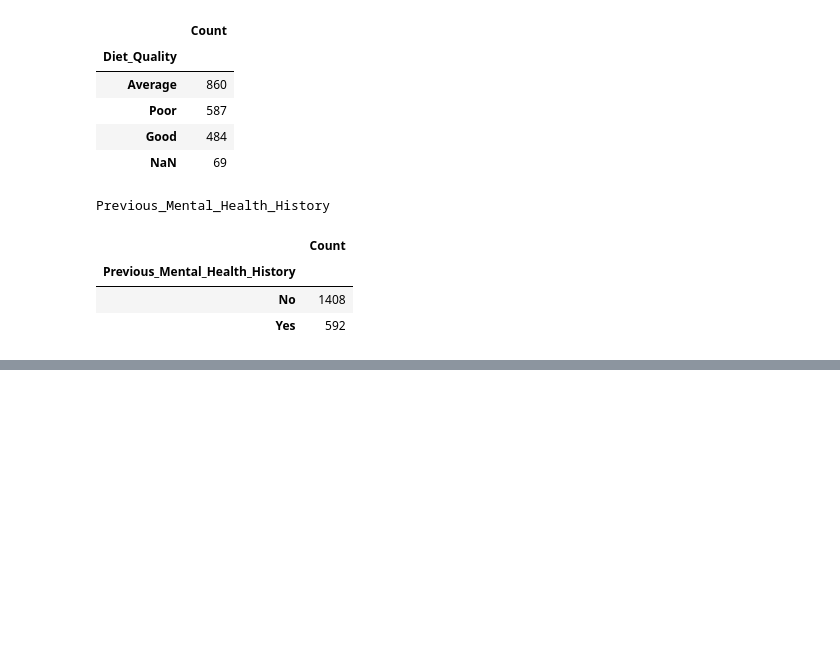
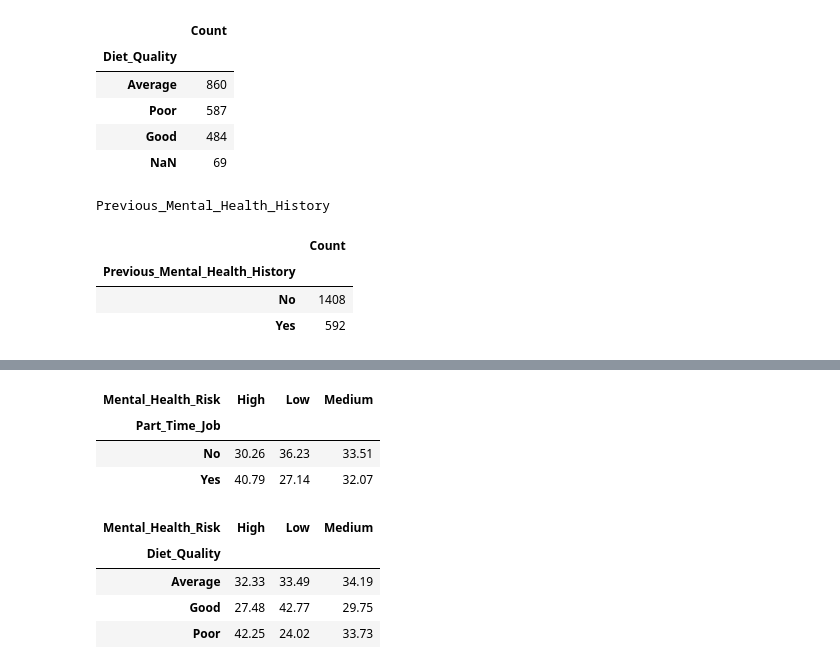
Before and after one commit to lahcen404/MindScope, a Jupyter notebook: notebooks/EDA.ipynb, the cells around one changed output, grey strips where cells are left out. Saved outputs shown, nothing was run; the diff lists cells and outputs as text; code cells hidden in the pictures; blank space fills up the shorter version.

```diff
--- a/notebooks/EDA.ipynb
+++ b/notebooks/EDA.ipynb
@@ -303,0 +332,23 @@ Previous_Mental_Health_History
+# %%
+pd.crosstab(
+    df["Part_Time_Job"],
+    df["Mental_Health_Risk"],
+    normalize="index"
+).mul(100).round(2)
+# %% [output]
+| Mental_Health_Risk | High | Low | Medium |
+| Part_Time_Job |  |  |  |
+| No | 30.26 | 36.23 | 33.51 |
+| Yes | 40.79 | 27.14 | 32.07 |
+# %%
+pd.crosstab(
+    df["Diet_Quality"],
+    df["Mental_Health_Risk"],
+    normalize="index"
+).mul(100).round(2)
+# %% [output]
+| Mental_Health_Risk | High | Low | Medium |
+| Diet_Quality |  |  |  |
+| Average | 32.33 | 33.49 | 34.19 |
+| Good | 27.48 | 42.77 | 29.75 |
+| Poor | 42.25 | 24.02 | 33.73 |
```
Also changed, not shown: parts of 5 cells of this notebook.
